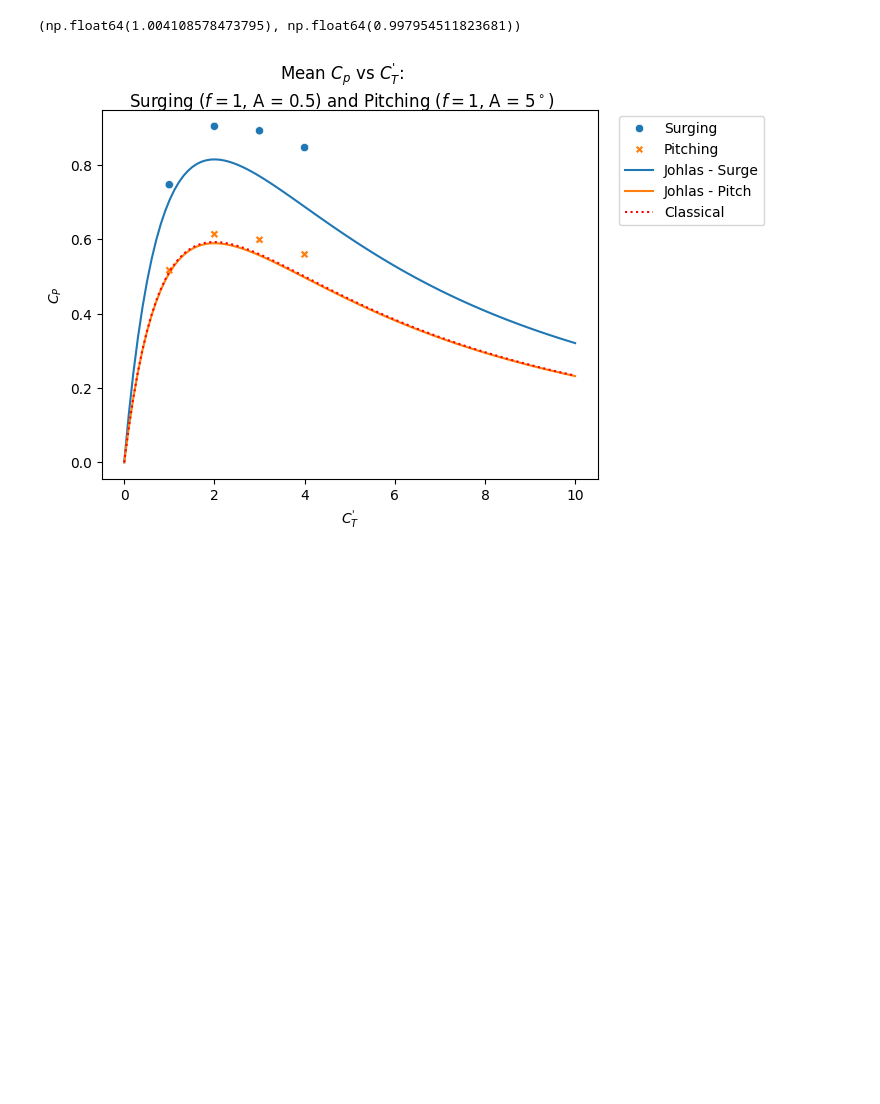
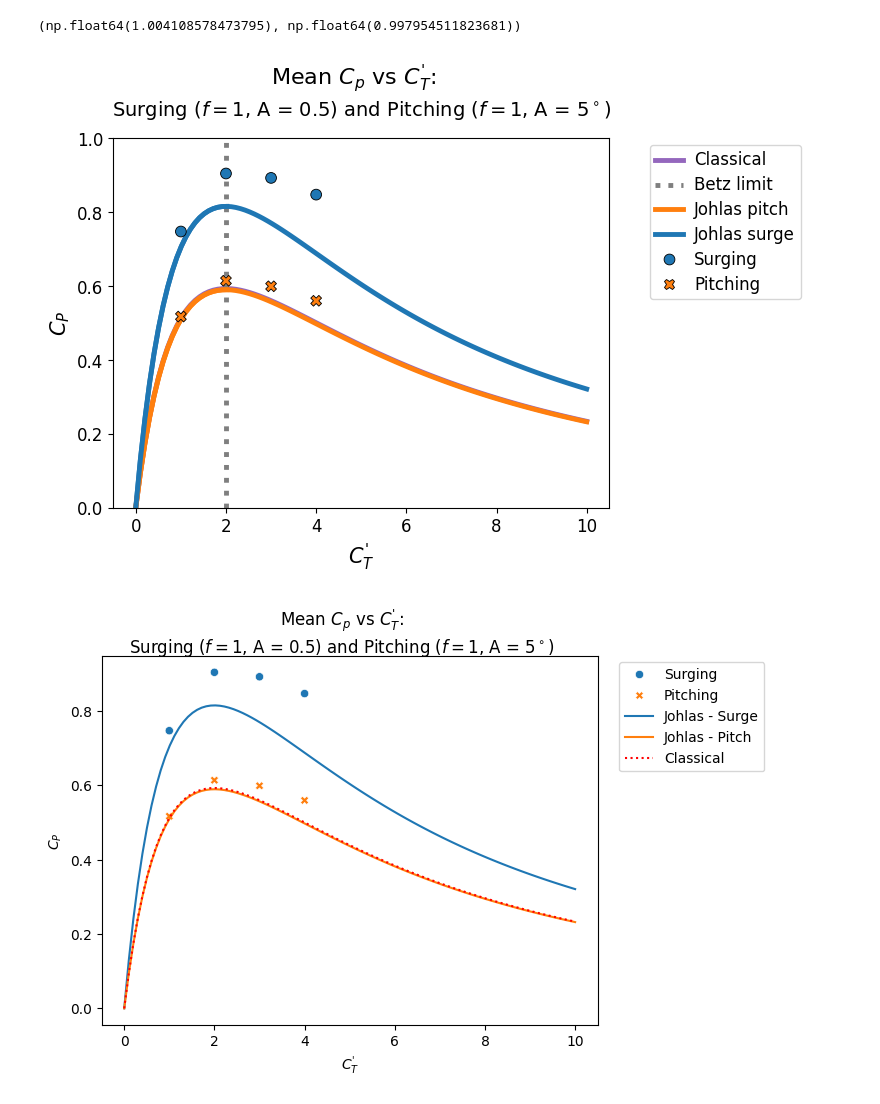
Before and after one commit to skygering/SimsPadeOps, a Jupyter notebook: analysis/movement_exploration.ipynb, the cells around one changed output. Saved outputs shown, nothing was run; the diff lists cells and outputs as text; code cells hidden in the pictures; blank space fills up the shorter version.

Commit message:
Finished plots

```diff
--- a/analysis/movement_exploration.ipynb
+++ b/analysis/movement_exploration.ipynb
@@ -45,6 +45,64 @@ df = df.drop_duplicates(subset = cols_to_keep, keep = 'last')
 # %%
 max_motion_df = df[df["surge_freq"] == 1]
 max_motion_df = max_motion_df[(max_motion_df["surge_amplitude"] == 0.5) | (max_motion_df["pitch_amplitude"] == 5)]
+# %%
+fig, ax = plt.subplots(1, 1)
+fig.suptitle("Mean $C_p$ vs $C_T^'$:", size = 16, y = 1.04)
+plt.title("Surging ($f = 1$, A = $0.5$) and Pitching ($f = 1$, A = $5^\circ$)", size = 14, y = 1.04)
+ax.set_xlabel('$C_T^\'$', size = 15)
+ax.set_ylabel('$C_P$', size = 15)
+ax.tick_params(axis='both', which='major', labelsize=12)
+linewidth = 3.5
+ax.set_ylim(0, 1)
+
+# plot classical and betz
+ctp_list = np.linspace(0, 10, num = 100)
+classical_cp = [a_to_Cp(analytical_a(ctp)) for ctp in ctp_list]
+# 1
+sns.lineplot(x = ctp_list, y = classical_cp, color = 'tab:purple', label = "Classical", linewidth = linewidth)
+# 2
+ax.axvline(2, label = "Betz limit", color = 'tab:grey', linewidth = linewidth, linestyle =':')
+
+# pre-betz
+ctp_pre_betz = ctp_list[0:21]
+classical_pre_betz = classical_cp[0:21]
+johlas_pitch_pre_betz = [johlas(cp, 0.0, 5.0) for cp in classical_pre_betz]
+johlas_surge_pre_betz = [johlas(cp, 0.5, 0.0) for cp in classical_pre_betz]
+les_pre_betz = max_motion_df[max_motion_df["CT_prime"] <= 2]
+# 3
+sns.lineplot(x = ctp_pre_betz, y = johlas_pitch_pre_betz, color = 'tab:orange', label = "Johlas pitch", linewidth = linewidth)
+# 4
+sns.lineplot(x = ctp_pre_betz, y = johlas_surge_pre_betz, color = 'tab:blue', label = "Johlas surge", linewidth = linewidth)
+#5
+palette =['tab:blue', 'tab:orange']
+# sns.scatterplot(data = les_pre_betz, x = "CT_prime", y = "mean_Cp", hue = "Movement", style = "Movement", palette = palette, edgecolor = 'k', zorder = 5,  s=60)
+
+# post-betz
+# 6
+sns.lineplot(x = ctp_list, y = johlas_pitch, color = 'tab:orange', linewidth = linewidth)
+# # 7
+sns.lineplot(x = ctp_list, y = johlas_surge, color = 'tab:blue', linewidth = linewidth)
+# # 8
+sns.scatterplot(data = max_motion_df, x = "CT_prime", y = "mean_Cp", hue = "Movement", style = "Movement", palette = palette, edgecolor = 'k', zorder = 5,  s=60)
+
+
+# palette =['tab:blue', 'tab:orange']
+# sns.scatterplot(data = max_motion_df, x = "CT_prime", y = "mean_Cp", hue = "Movement", style = "Movement", palette = palette)
+
+
+# sns.lineplot(x = ctp_list, y = johlas_surge, color = palette[0], label = "Johlas - Surge")
+# sns.lineplot(x = ctp_list, y = johlas_pitch, color = palette[1], label = "Johlas - Pitch")
+# sns.lineplot(x = ctp_list, y = classical_cp, color = 'k', linestyle=':', label = "Classical")
+
+leg = ax.legend()
+plt.setp(leg.get_texts(), fontsize='12')
+bb = leg.get_bbox_to_anchor().transformed(ax.transAxes.inverted())
+xOffset = 0.4
+bb.x0 += xOffset
+bb.x1 += xOffset
+leg = leg.set_bbox_to_anchor(bb, transform = ax.transAxes)
+# %% [output]
+[figure, added]
 # %%
 fig, ax = plt.subplots(1, 1)
 fig.suptitle("Mean $C_p$ vs $C_T^'$:\nSurging ($f = 1$, A = $0.5$) and Pitching ($f = 1$, A = $5^\circ$)")
```
